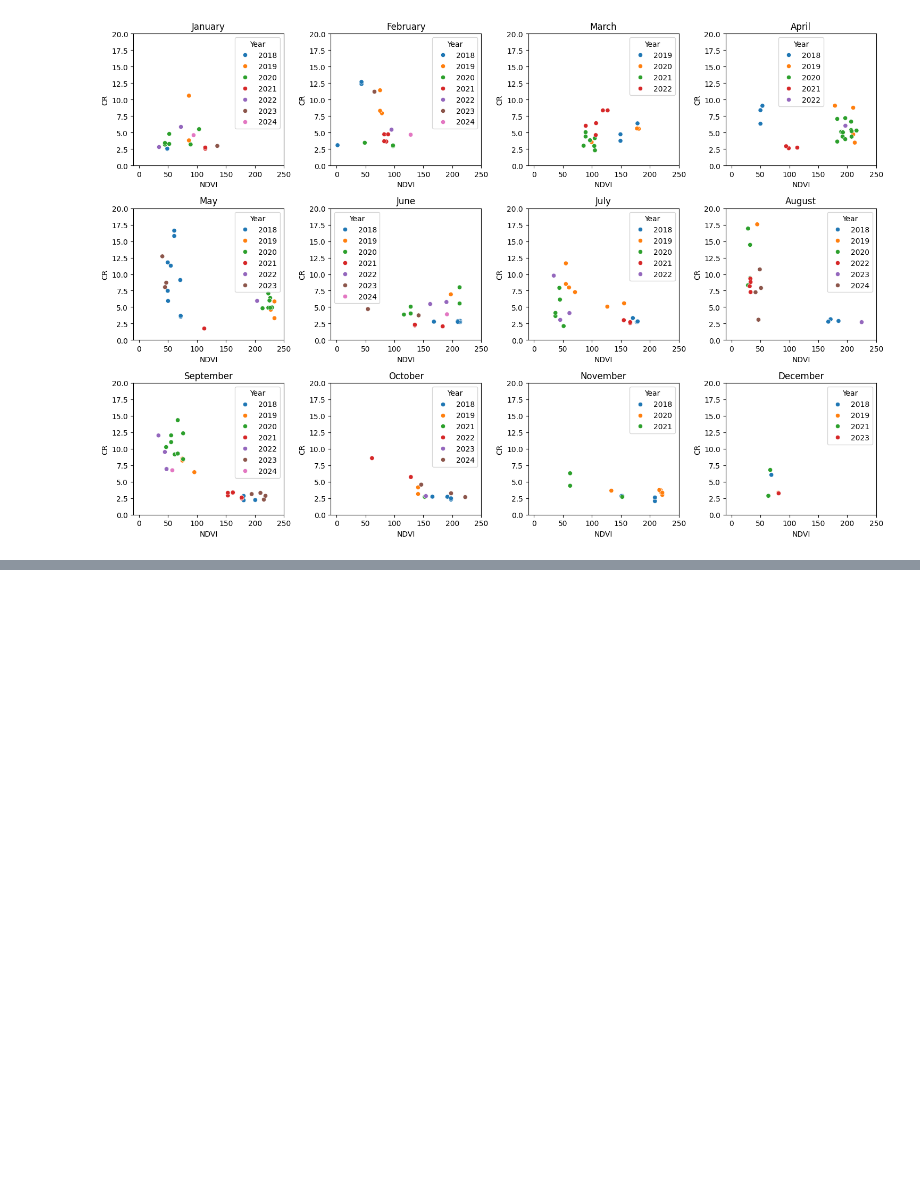
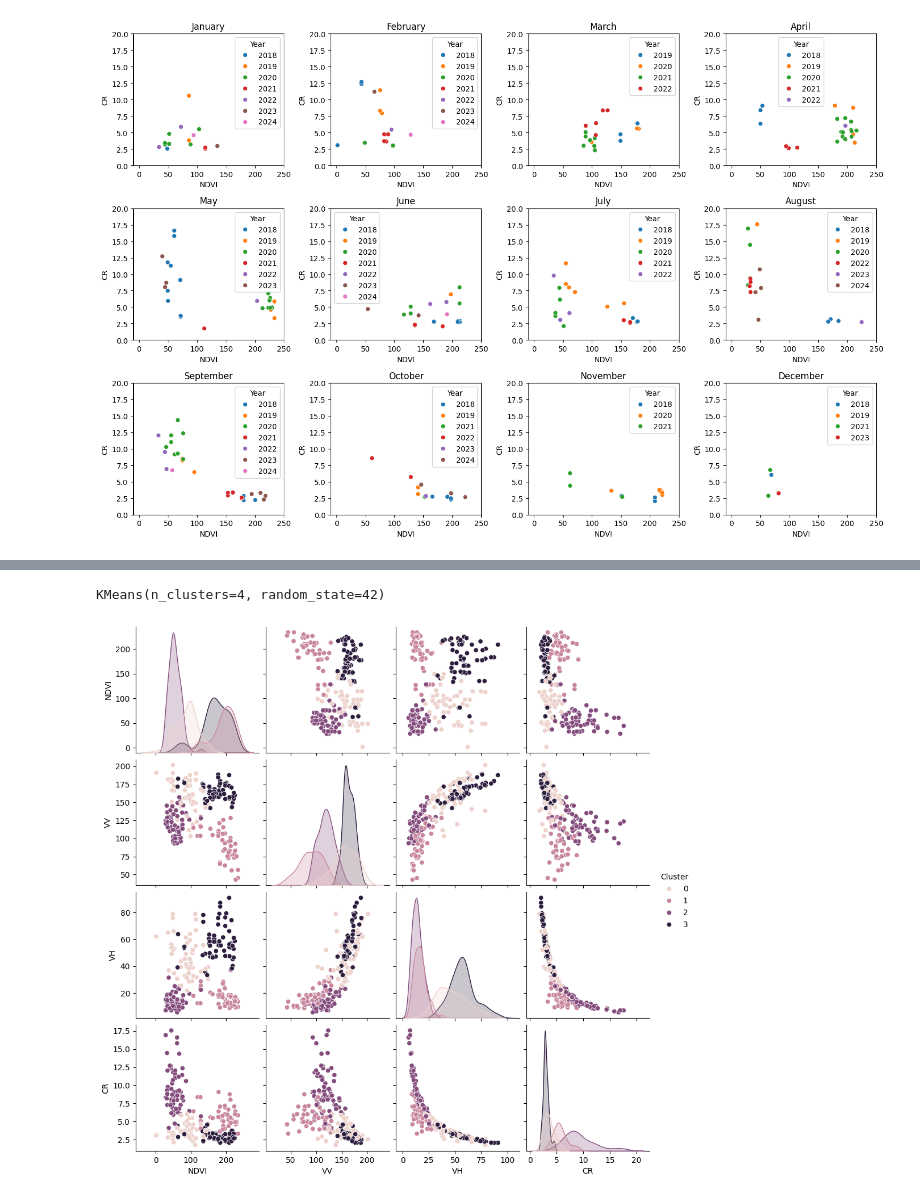
Before and after one commit to MathysVinatier/PMI_detection_TillageLabour, a Jupyter notebook: Analysis/analysis_on_NDVI_VV_VH.ipynb, the cells around one changed output, grey strips where cells are left out. Cells and saved outputs as stored; diff of their text form; code cells hidden in the pictures; blank space fills up the shorter version.

```diff
--- a/Analysis/analysis_on_NDVI_VV_VH.ipynb
+++ b/Analysis/analysis_on_NDVI_VV_VH.ipynb
@@ -89,0 +130,13 @@ plt.show()
+# %%
+optimal_k = 4
+kmeans = KMeans(n_clusters=optimal_k, random_state=42)
+kmeans.fit(feature_scaled)
+# %% [output]
+KMeans(n_clusters=4, random_state=42)
+# %%
+CatiCombined['Cluster'] = kmeans.labels_
+# %%
+sns.pairplot(CatiCombined, hue='Cluster', vars=['NDVI', 'VV', 'VH', 'CR'])
+plt.show()
+# %% [output]
+[figure, added]
```
Also changed, not shown: parts of 29 cells of this notebook.
